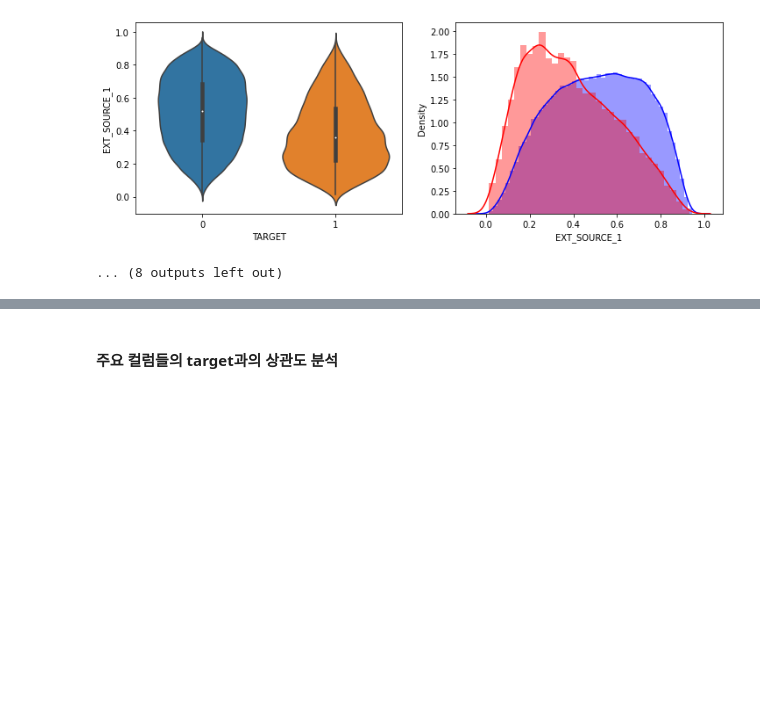
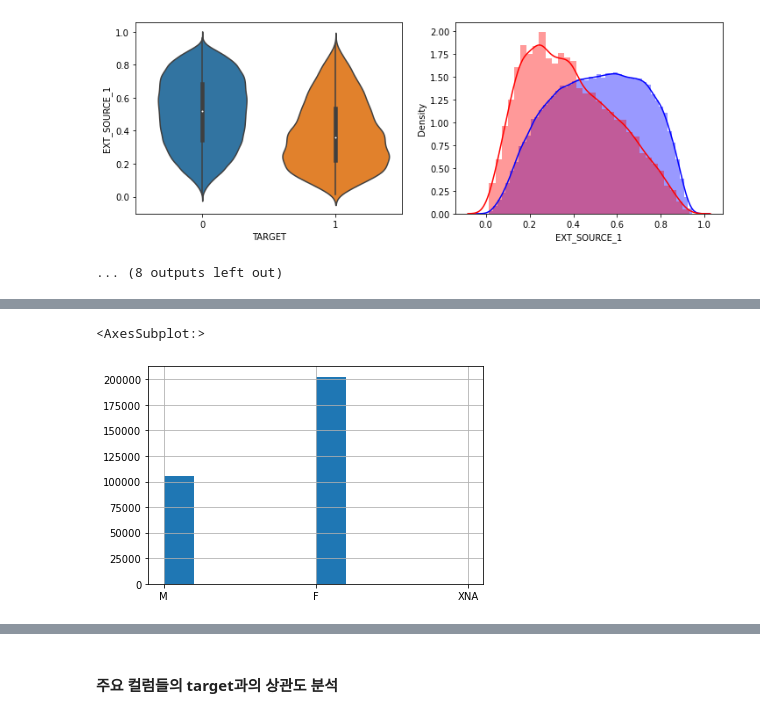
Before and after one commit to smallbee3/kaggle-advanced-ml, a Jupyter notebook: app_baseline_02_exercise.ipynb, the cells around one changed output, grey strips where cells are left out. Cells and saved outputs as stored; diff of their text form; code cells hidden in the pictures; blank space fills up the shorter version.

```diff
--- a/app_baseline_02_exercise.ipynb
+++ b/app_baseline_02_exercise.ipynb
@@ -136 +147,9 @@ show_hist_by_target(app_train, columns)
+# %%
+# pandas Dataframe에서 그냥 hist를 부르면 이게 category column인지 number형 칼럼인지 관계없이 다 부를 수 있음
+# 그러나 seaborn은 distplot에서 그럴 수 없음..
+
+app_train['CODE_GENDER'].hist()
+# %% [output]
+<AxesSubplot:>
+[figure, added]
 # %%
```
Also changed, not shown: parts of 9 cells of this notebook, 1 other file.
